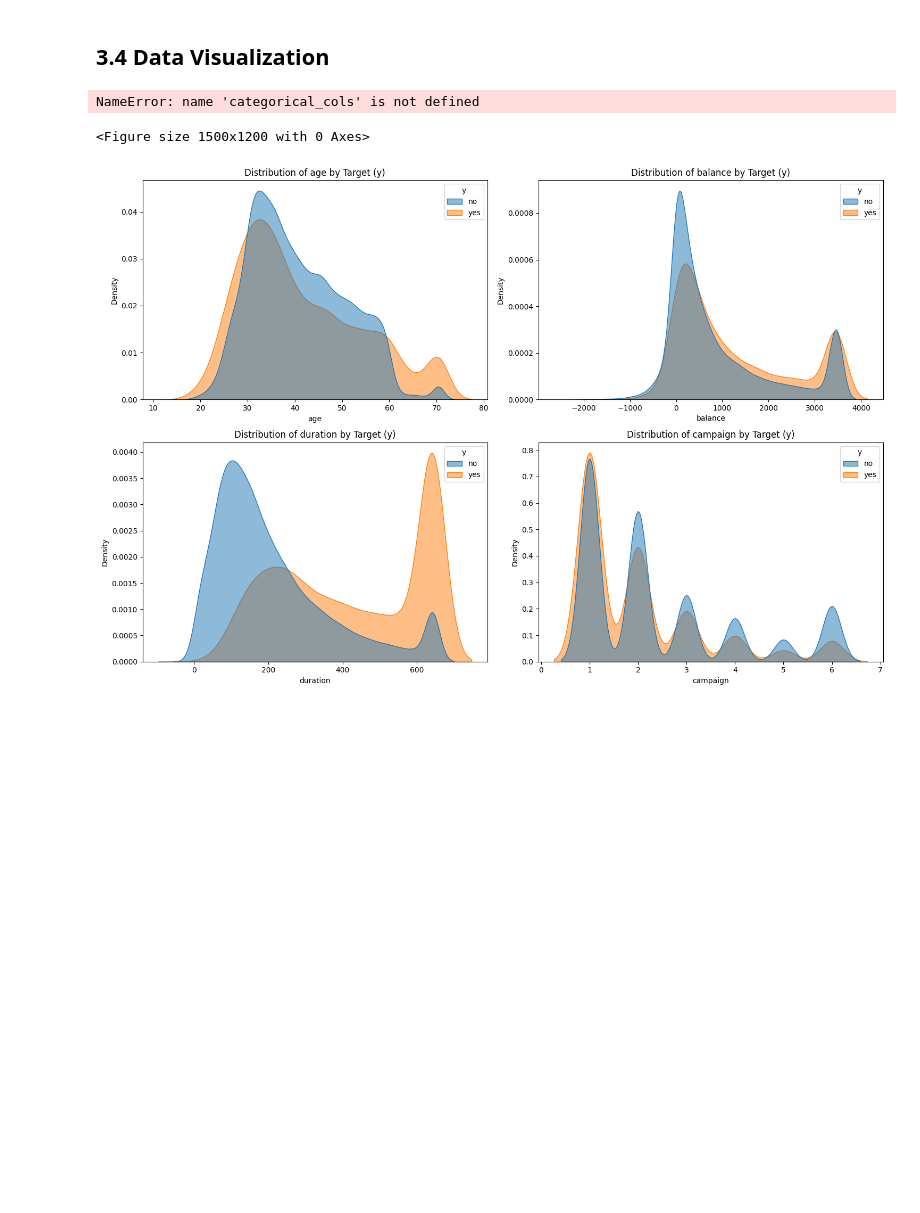
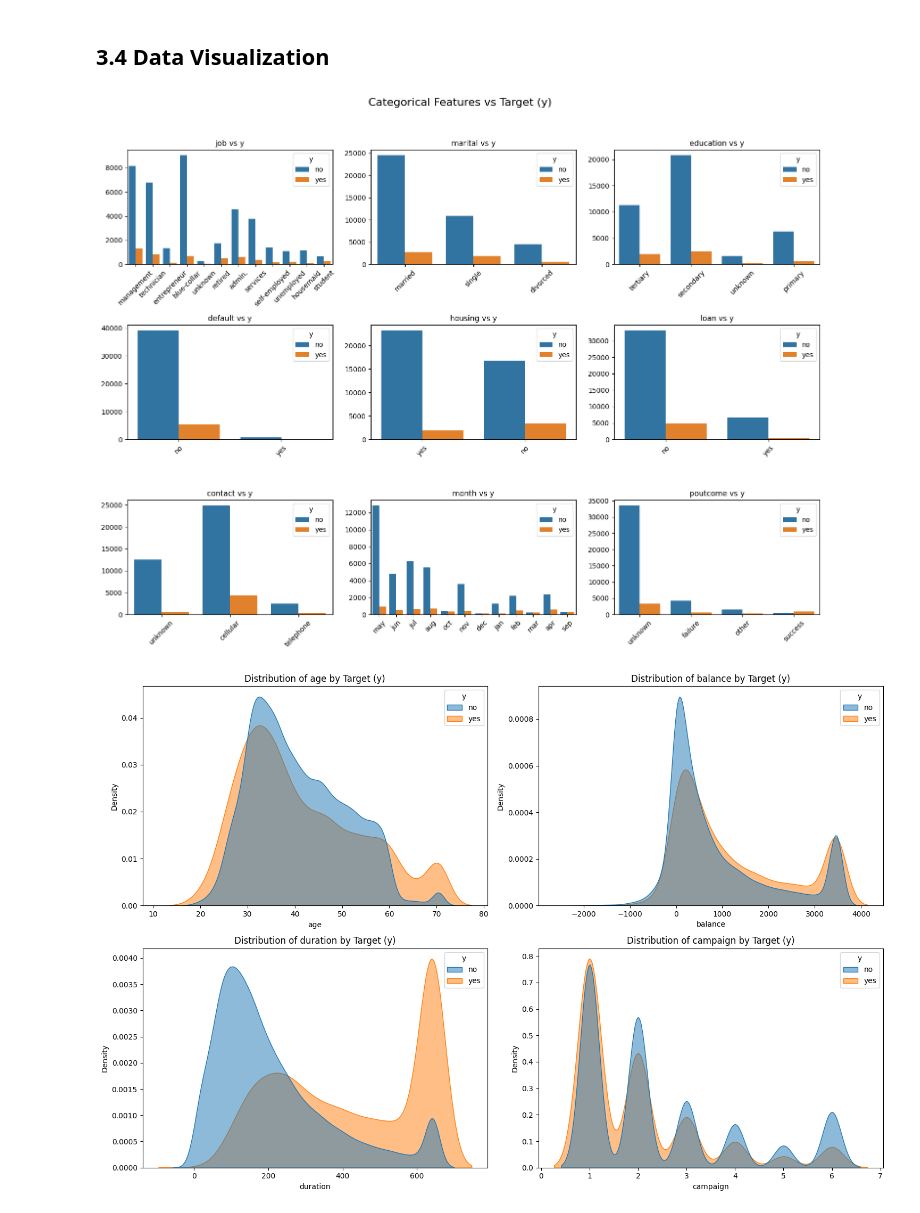
Before and after one commit to saisubbaraom2003/Bank-Marketing-Campaign--Term-Deposit-Subscription-Prediction, a Jupyter notebook: Note_Book.ipynb, the cells around one changed output. Cells and saved outputs as stored; diff of their text form; code cells hidden in the pictures; blank space fills up the shorter version.

```diff
--- a/Note_Book.ipynb
+++ b/Note_Book.ipynb
@@ -168,22 +168,22 @@ for i in ["age","balance","duration","campaign","pdays","previous"]:
 # %%
 n_cols = 3
 n_rows = 3
-plt.figure(figsize=(n_cols * 5, n_rows * 4))  # Adjust size to fit all plots neatly
+plt.figure(figsize=(n_cols * 5, n_rows * 4))
+categorical_cols= ['job', 'marital', 'education', 'default', 'housing', 'loan', 'contact', 'month', 'poutcome']
 
 for idx, col in enumerate(categorical_cols, 1):
     plt.subplot(n_rows, n_cols, idx)
     sns.countplot(data=df, x=col, hue="y")
     plt.title(f'{col} vs y', fontsize=11)
     plt.xticks(rotation=45)
     plt.xlabel("")
     plt.ylabel("")
 
 plt.suptitle("Categorical Features vs Target (y)", fontsize=16)
 plt.tight_layout(rect=[0, 0.03, 1, 0.95])
 plt.show()
 # %% [output]
-NameError: name 'categorical_cols' is not defined
-<Figure size 1500x1200 with 0 Axes>
+[figure, added]
 # %%
 
 numerical_columns = ["age", "balance", "duration", "campaign"]
```
